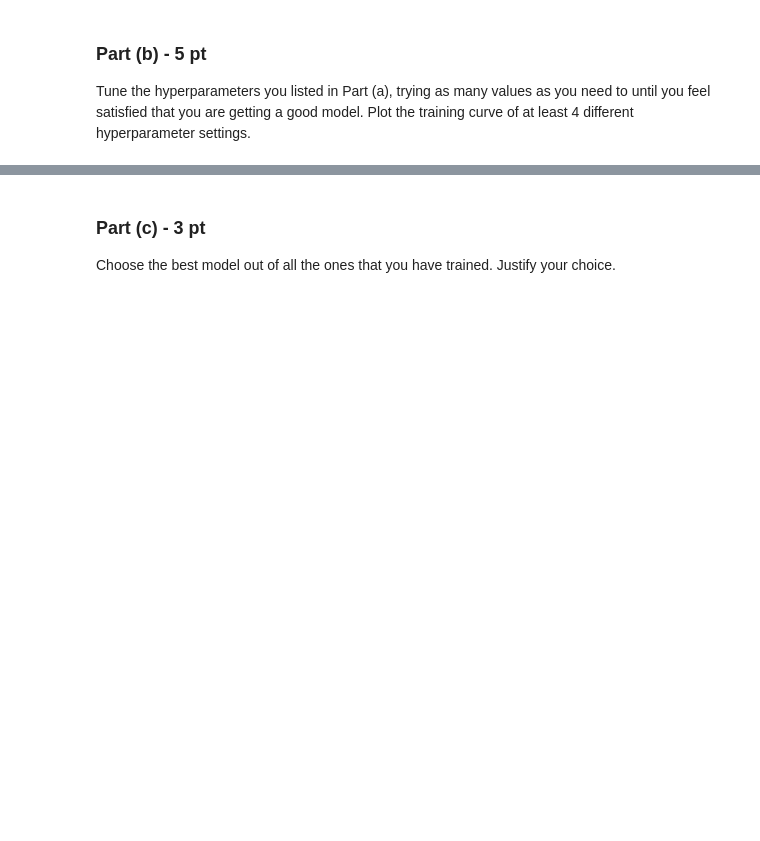
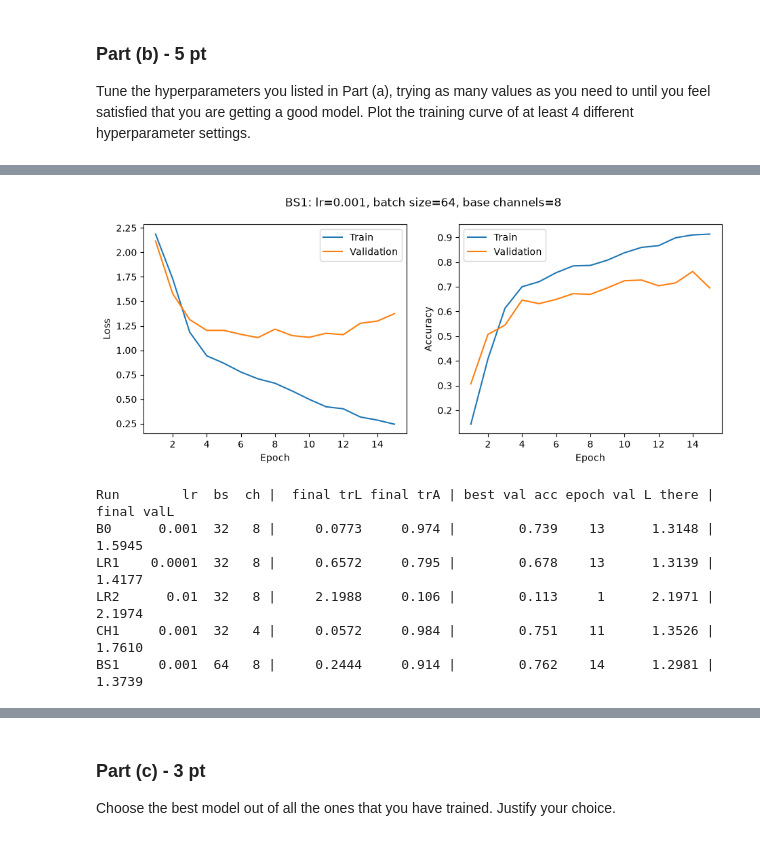
Before and after one commit to Samantha-Hossain/APS360, a Jupyter notebook: Lab 3/Lab3.ipynb, the cells around one changed output, grey strips where cells are left out. Cells and saved outputs as stored; diff of their text form; code cells hidden in the pictures; blank space fills up the shorter version.

```diff
--- a/Lab 3/Lab3.ipynb
+++ b/Lab 3/Lab3.ipynb
@@ -723,0 +908,8 @@ that you are getting a good model. Plot the training curve of at least 4 differe
+# %%
+# ---- Experiment BS1 ----
+# Changed: batch size 32 -> 64 (about 25 weight updates per epoch instead of 49)
+# Same as baseline: learning rate 0.001, 8 base channels, 15 epochs, Adam, seed 1000, same data split
+run_experiment('BS1', batch_size=64)
+plot_history('BS1')
+show_results()
+# %% [output]
@@ -723,0 +932,7 @@ that you are getting a good model. Plot the training curve of at least 4 differe
+[figure, added]
+Run        lr  bs  ch |  final trL final trA | best val acc epoch val L there | final valL
+B0      0.001  32   8 |     0.0773     0.974 |        0.739    13      1.3148 |     1.5945
+LR1    0.0001  32   8 |     0.6572     0.795 |        0.678    13      1.3139 |     1.4177
+LR2      0.01  32   8 |     2.1988     0.106 |        0.113     1      2.1971 |     2.1974
+CH1     0.001  32   4 |     0.0572     0.984 |        0.751    11      1.3526 |     1.7610
+BS1     0.001  64   8 |     0.2444     0.914 |        0.762    14      1.2981 |     1.3739
```
Also changed, not shown: parts of 20 cells of this notebook.
